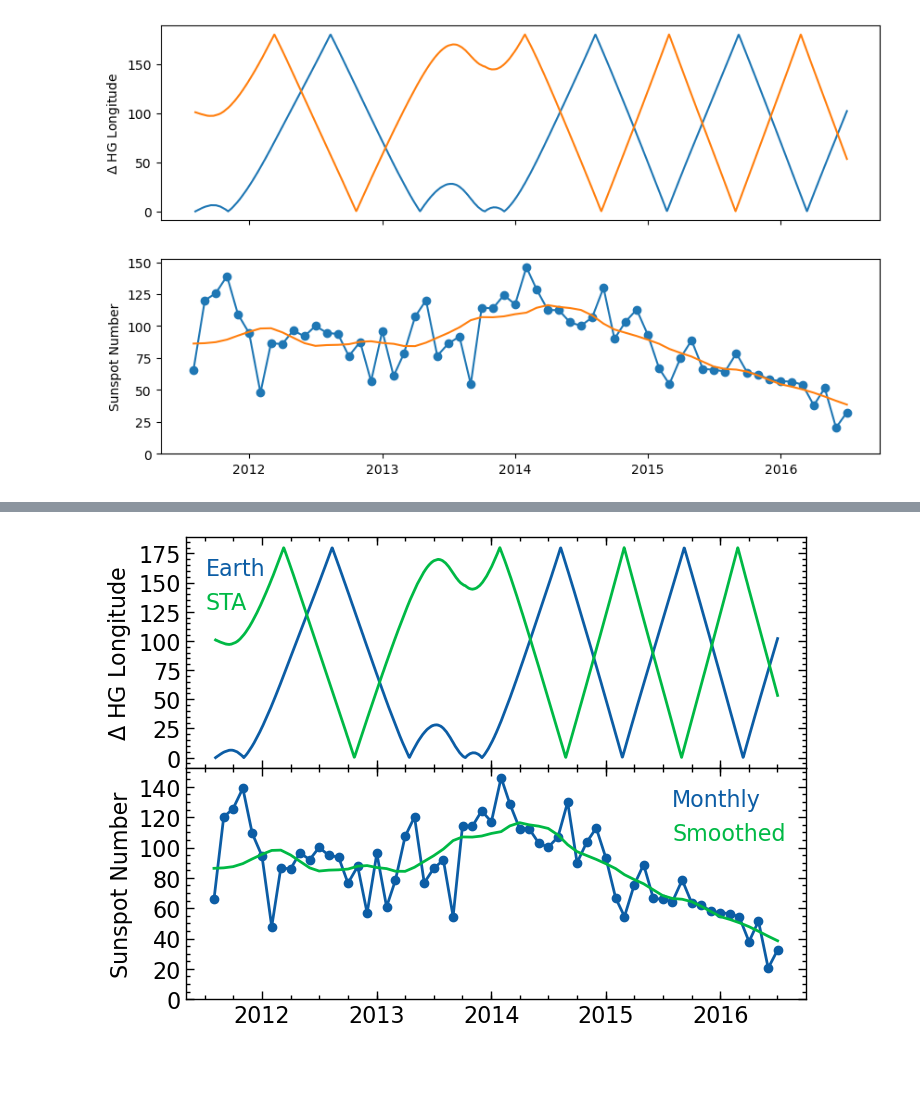
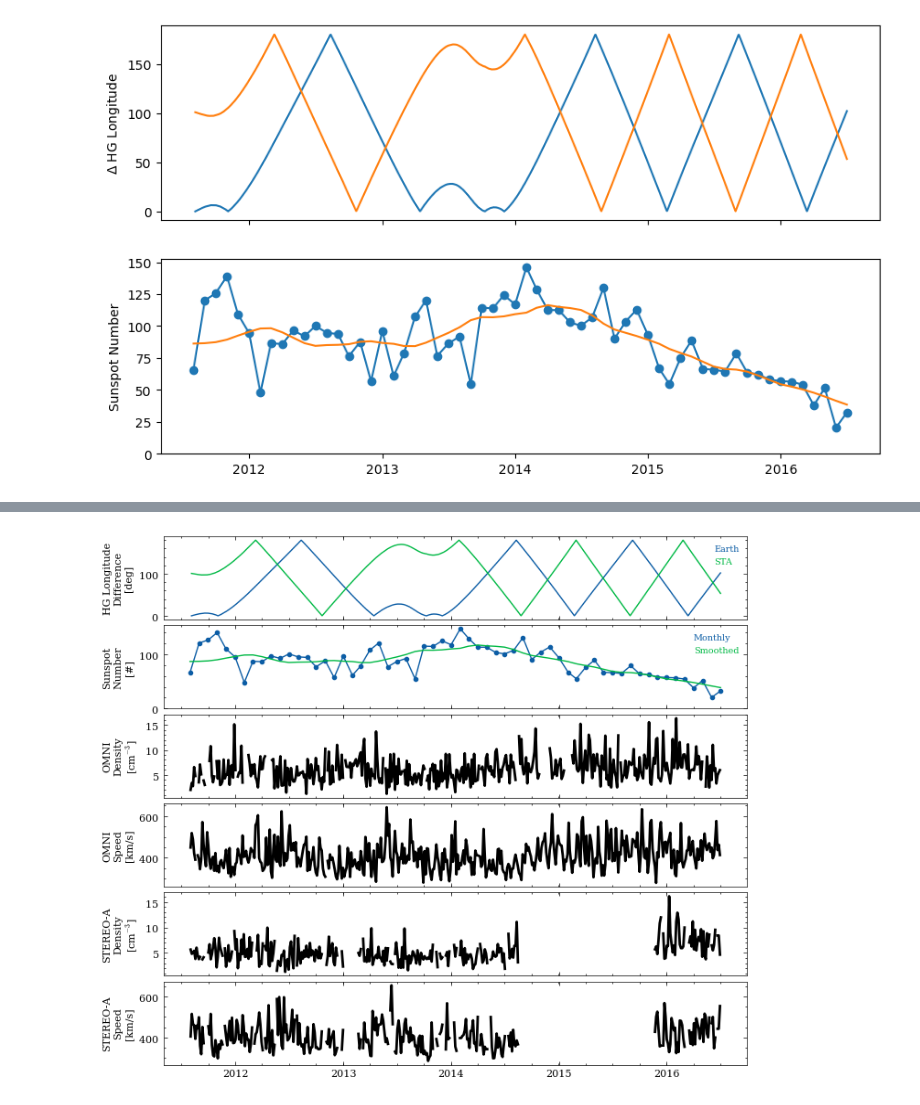
Before and after one commit to Beforerr/ids_spatial_evolution_juno, a Jupyter notebook: notebooks/00_overview.ipynb, the cells around one changed output, grey strips where cells are left out. Cells and saved outputs as stored; diff of their text form; code cells hidden in the pictures; blank space fills up the shorter version.

```diff
--- a/notebooks/00_overview.ipynb
+++ b/notebooks/00_overview.ipynb
@@ -137,4 +155,4 @@ def plot_sunspot_number(noaa_indices_ts, ax):
     )
 
     ax.set_ylim(bottom=0)
-    ax.set_ylabel('Sunspot Number')
+    ax.set_ylabel('Sunspot\nNumber\n[#]')
@@ -140,0 +161,14 @@ def plot_sunspot_number(noaa_indices_ts, ax):
+# %%
+import sys
+import yaml
+
+from space_analysis.ds.tplot import Config, export, process_panel, plot
+
+file_path = 'omni_stereo.yml'
+config = yaml.load(open(file_path), Loader=yaml.FullLoader)
+config = Config(**config)
+tvars2plot = []
+# %%
+for p_config in config.panels:
+    tvar2plot = process_panel(p_config)
+    tvars2plot.append(tvar2plot)
@@ -145,15 +202,20 @@ plot_lon_diff(df, axes[0])
 plot_sunspot_number(noaa, axes[1])
 # %% [output]
 [figure]
+# %%
+def unify_axes_fontsize(axes, fontsize=8):
+    for ax in axes:
+        for item in ([ax.title, ax.xaxis.label, ax.yaxis.label] +
+                    ax.get_xticklabels() + ax.get_yticklabels()):
+            item.set_fontsize(fontsize)
 # %%
 #| label: fig-hg-sunspot
-with plt.style.context(['science', 'notebook']):
-    fig, axes = plt.subplots(nrows=2, ncols=1, sharex=True)
+with plt.style.context(['science', 'nature', 'no-latex']):
+    fig, axes = plt.subplots(nrows=6, ncols=1, sharex=True, figsize=(7.5, 7.5))
 
     plot_lon_diff(df, axes[0])
     plot_sunspot_number(noaa, axes[1])
-
-    # axes[0].legend()
+    plot(tvars2plot=tvars2plot, fig=fig, axes=axes[2:], config=config)
 
     for ax in axes:
         legend = ax.legend(handletextpad=0, handlelength=0)
@@ -161,7 +223,10 @@ with plt.style.context(['science', 'notebook']):
         for line, text in zip(legend.get_lines(),legend.get_texts()):
             text.set_color(line.get_color())
 
-    plt.subplots_adjust(wspace=0, hspace=0)
+    unify_axes_fontsize(axes, fontsize=8)
+    # plt.subplots_adjust(wspace=0, hspace=0)
 
     savefig(fname)
+
+fig
 # %% [output]
@@ -168 +237 @@ with plt.style.context(['science', 'notebook']):
-[figure, old version]
+[figure, new version]
```
Also changed, not shown: parts of 9 cells of this notebook, 22 other files.
